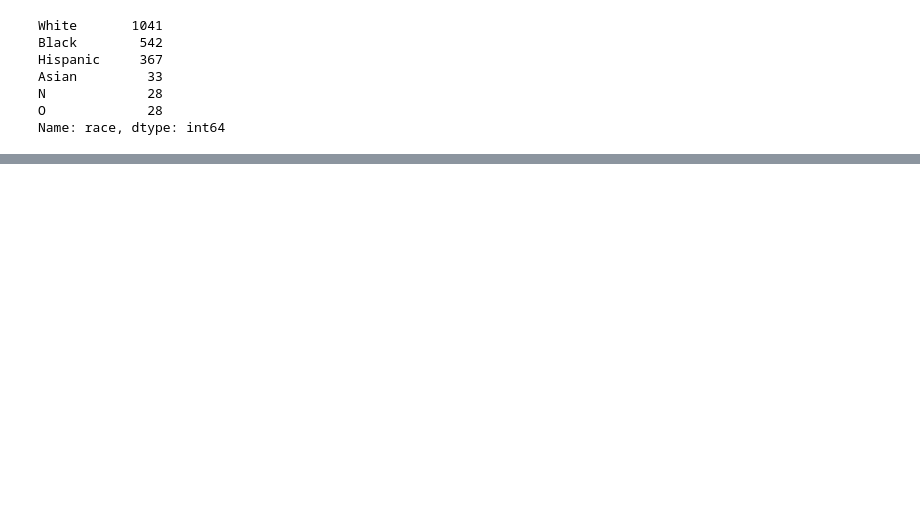
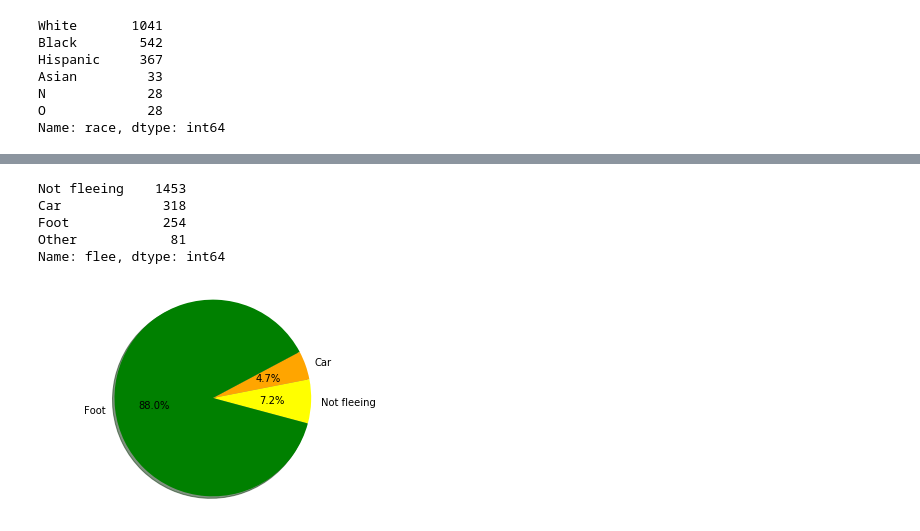
Before and after one commit to US-Police-Brutality-Choropleth/Police-Brutality-Visualization, a Jupyter notebook: police_brutality.ipynb, the cells around one changed output, grey strips where cells are left out. Saved outputs shown, nothing was run; the diff lists cells and outputs as text; code cells hidden in the pictures; blank space fills up the shorter version.

```diff
--- a/police_brutality.ipynb
+++ b/police_brutality.ipynb
@@ -157,0 +224,24 @@ axesObject.axis('equal')
+# %%
+df2['flee'].value_counts()
+# %% [output]
+Not fleeing    1453
+Car             318
+Foot            254
+Other            81
+Name: flee, dtype: int64
+# %%
+import matplotlib.pyplot as plt
+
+labels = "Not fleeing", "Car", "Foot"
+sizes = [a, b, c]
+explode = (0, 0, 0)
+colors = ["yellow", "orange", "green"]
+
+fig, ax = plt.subplots()
+
+ax.pie(x=sizes, explode=explode, labels=labels, colors=colors, autopct="%1.1f%%", shadow=True, startangle=-15)
+ax.axis("equal")
+plt.savefig("static/Images/pie_plots/flee_pie.png")
+plt.show()
+# %% [output]
+[figure, added]
```
Also changed, not shown: parts of 15 cells of this notebook, 11 other files.
